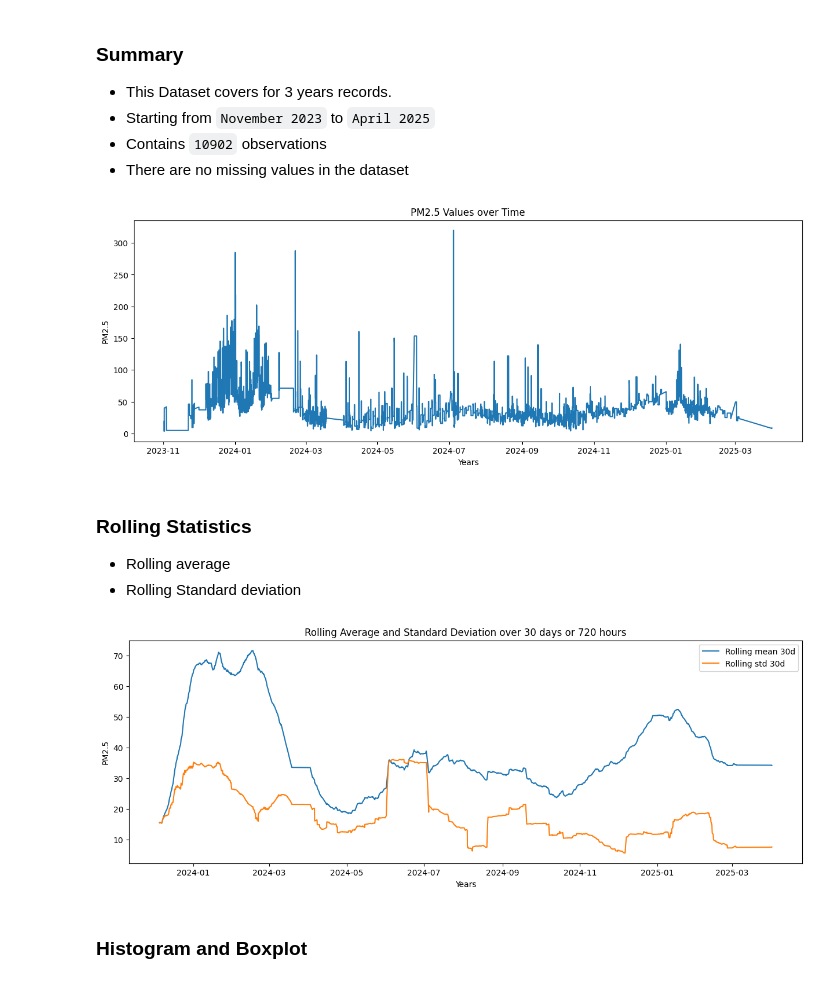
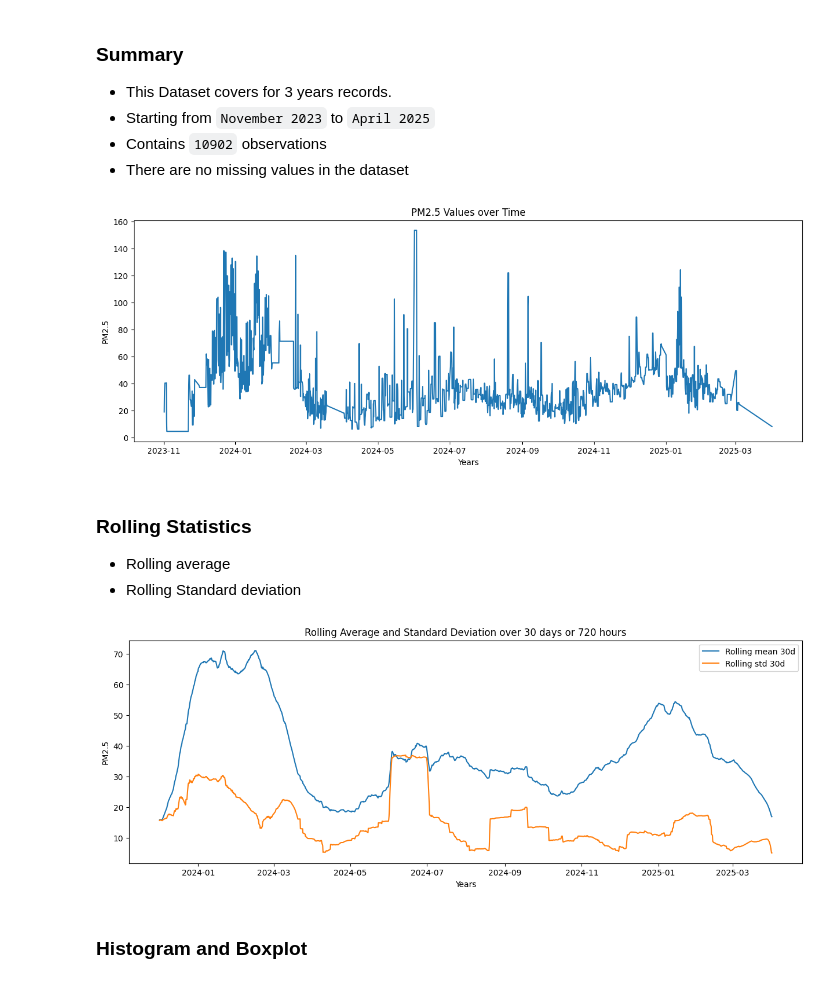
Before and after one commit to Bjoshua25/AIR-QUALITY-PREDICTION-IN-LAGOS, a Jupyter notebook: notebooks/combine_dataset.ipynb, the cells around one changed output. Saved outputs shown, nothing was run; the diff lists cells and outputs as text; code cells hidden in the pictures.

```diff
--- a/notebooks/combine_dataset.ipynb
+++ b/notebooks/combine_dataset.ipynb
@@ -83,5 +83,8 @@ file= "../data/Air_Quality_Lagos_Combined.csv"
 # load into DataFrame
 df = pd.read_csv(file, index_col="date", parse_dates=True)
 
-df.head()
+# resampling the data to 1 hour interval
+y = df["PM2.5"].resample('6h').mean().interpolate("linear")
+
+y.head()
 # %% [output]
@@ -145,38 +138,38 @@ None
 # %%
 # PM2.5 Over time
 fig, ax = plt.subplots(figsize = (15, 5))
-plt.plot(df["PM2.5"])
+plt.plot(y)
 plt.title("PM2.5 Values over Time")
 plt.xlabel("Years")
 plt.ylabel("PM2.5")
 plt.show()
 # %% [output]
-[figure, old version]
+[figure, new version]
 # %% [markdown]
 ### Rolling Statistics
 - Rolling average
 - Rolling Standard deviation
 # %%
-window = 720
+window = 120
 
 # rolling mean for 30 days or 720 hours
-rolling_mean = df["PM2.5"].rolling(window= window).mean()
+rolling_mean = y.rolling(window= window).mean()
 
 # rolling variance for 30 days or 720 hours
-rolling_std = df["PM2.5"].rolling(window = window).std()
+rolling_std = y.rolling(window = window).std()
 
 # Plot charts
 fig, ax = plt.subplots(figsize = (15, 5))
 plt.plot(rolling_mean, label = "Rolling mean 30d")
 plt.plot(rolling_std, label = "Rolling std 30d")
 plt.title("Rolling Average and Standard Deviation over 30 days or 720 hours")
 plt.xlabel("Years")
 plt.ylabel("PM2.5")
 
 plt.legend()
 plt.show()
 # %% [output]
-[figure, old version]
+[figure, new version]
 # %% [markdown]
 ### Histogram and Boxplot
 # %%
```
Also changed, not shown: parts of 11 cells of this notebook, 4 other files.
